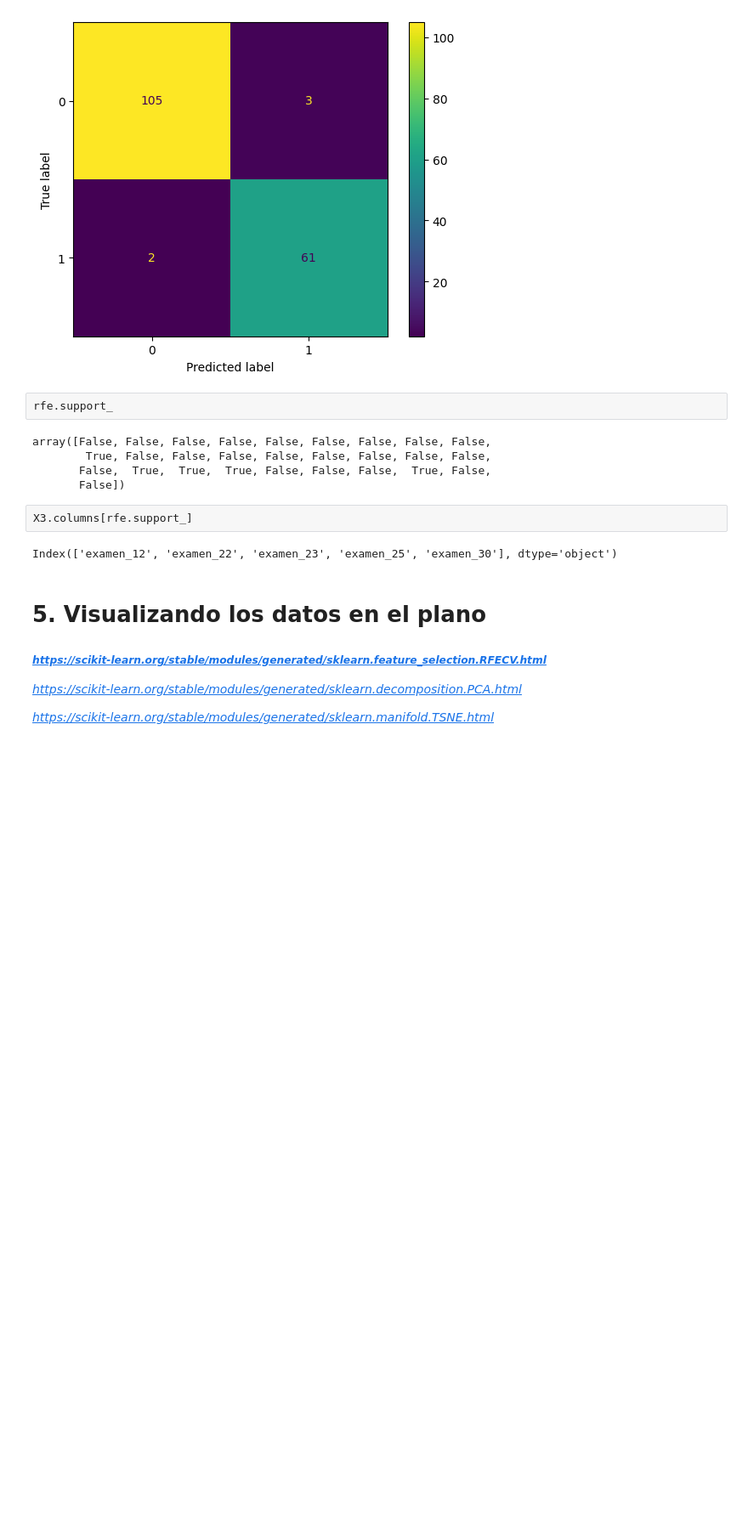
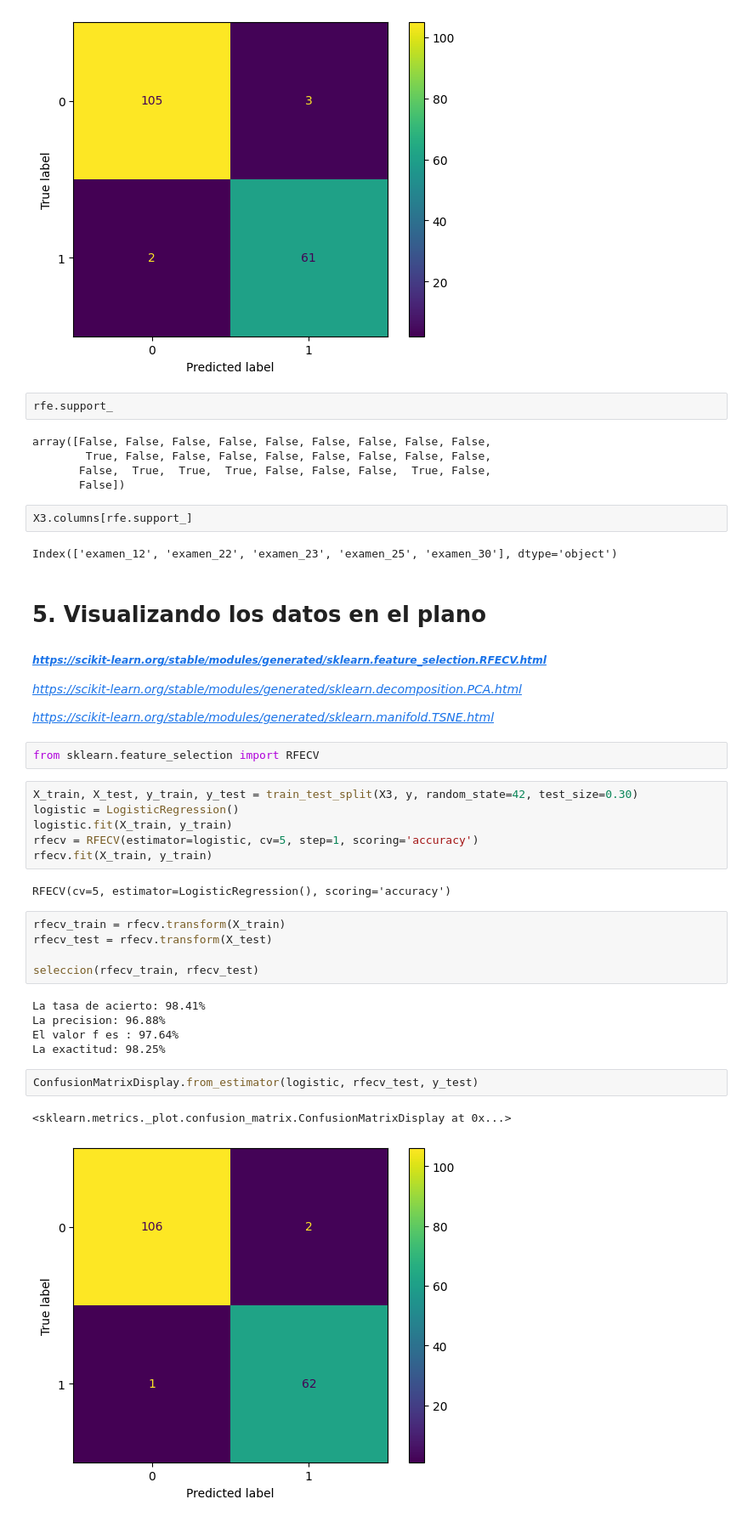
Before and after one commit to MiguelFigueroa02/1820-machine-learning-lidiando-con-datos-de-muchas-dimensiones, a Jupyter notebook: dimensionality_reduction.ipynb, the cells around one changed output. Shown at 85% size. Cells and saved outputs as stored; diff of their text form; blank space fills up the shorter version.

Commit message:
Feat: final selection of features related with application of models like PCA and TSNE

```diff
--- a/dimensionality_reduction.ipynb
+++ b/dimensionality_reduction.ipynb
@@ -435,3 +435,28 @@ Index(['examen_12', 'examen_22', 'examen_23', 'examen_25', 'examen_30'], dtype='
 *https://scikit-learn.org/stable/modules/generated/sklearn.decomposition.PCA.html*
 
 *https://scikit-learn.org/stable/modules/generated/sklearn.manifold.TSNE.html*
+# %%
+from sklearn.feature_selection import RFECV
+# %%
+X_train, X_test, y_train, y_test = train_test_split(X3, y, random_state=42, test_size=0.30)
+logistic = LogisticRegression()
+logistic.fit(X_train, y_train)
+rfecv = RFECV(estimator=logistic, cv=5, step=1, scoring='accuracy')
+rfecv.fit(X_train, y_train)
+# %% [output]
+RFECV(cv=5, estimator=LogisticRegression(), scoring='accuracy')
+# %%
+rfecv_train = rfecv.transform(X_train)
+rfecv_test = rfecv.transform(X_test)
+
+seleccion(rfecv_train, rfecv_test)
+# %% [output]
+La tasa de acierto: 98.41%
+La precision: 96.88%
+El valor f es : 97.64%
+La exactitud: 98.25%
+# %%
+ConfusionMatrixDisplay.from_estimator(logistic, rfecv_test, y_test)
+# %% [output]
+<sklearn.metrics._plot.confusion_matrix.ConfusionMatrixDisplay at 0x...>
+[figure, added]
```
Also changed, not shown: parts of 18 cells of this notebook.
